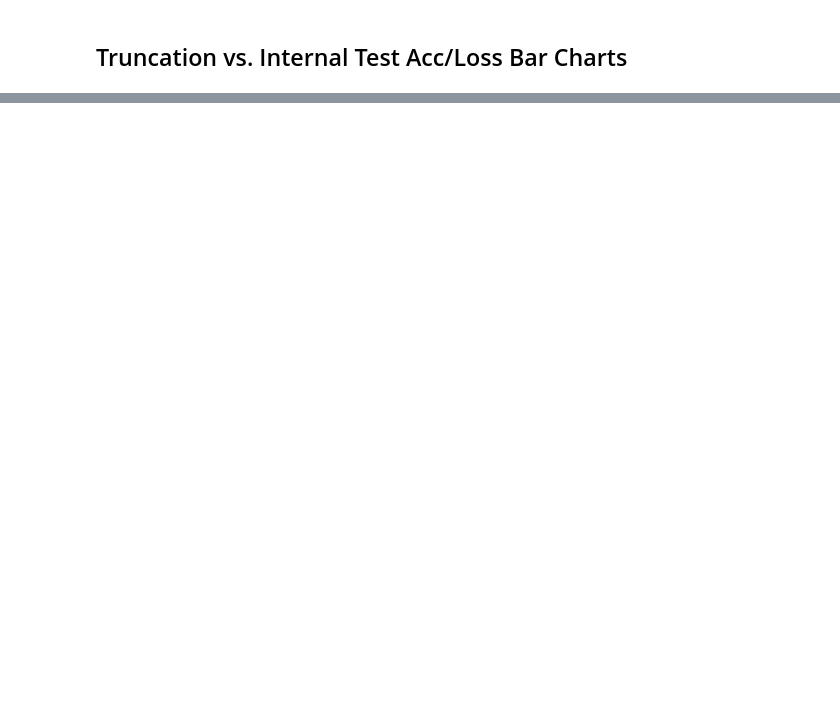
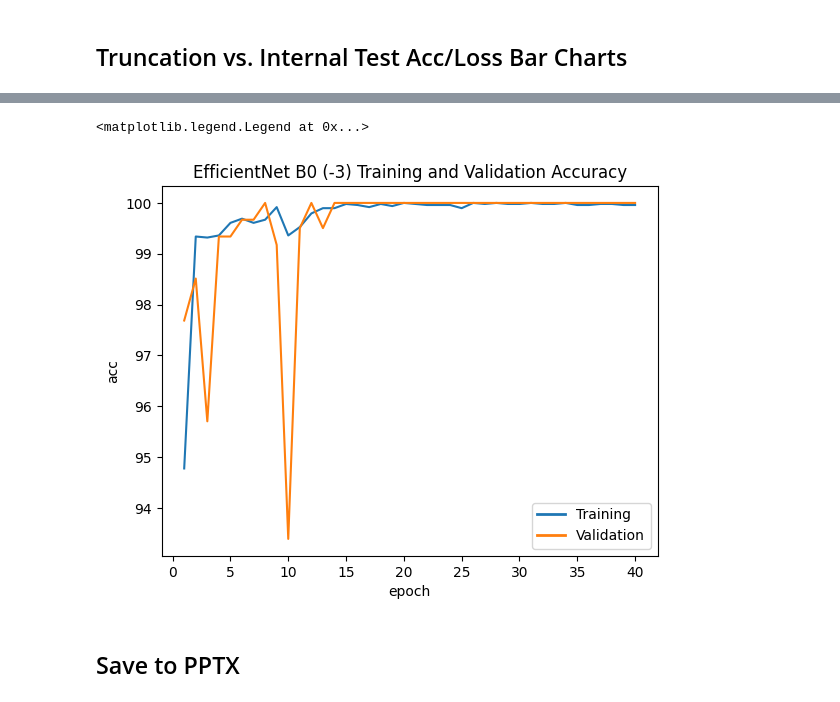
Before and after one commit to noahba65/cxr_thesis, a Jupyter notebook: results_figs.ipynb, the cells around one changed output, grey strips where cells are left out. Drawn from its saved outputs; the diff is of its cells as text; code cells hidden in the pictures; blank space fills up the shorter version.

```diff
--- a/results_figs.ipynb
+++ b/results_figs.ipynb
@@ -150,3 +168,29 @@ Text(0.5, 0, 'Truncted Blocks')
+# %%
+fig5, ax5 = plt.subplots()
+
+# Plot Training loss
+sns.lineplot(x='epoch', y='acc', data=best_model_training_logs)
+
+# Plot Validation loss
+sns.lineplot(x='epoch', y='val_acc', data=best_model_training_logs, color = '#ff7f0e')
+
+ax5.set_title("EfficientNet B0 (-3) Training and Validation Accuracy")
+
+# Define custom legend handles
+legend_handles = [
+    plt.Line2D([0], [0], color='#1f77b4', lw=2, label='Training'),
+    plt.Line2D([0], [0], color='#ff7f0e', lw=2, label='Validation')
+]
+
+# Add the legend to the plot
+ax5.legend(handles=legend_handles, title="")
+
+fig5.savefig("figs/epoch_acc.png", format='png')
+# %% [output]
+<matplotlib.legend.Legend at 0x...>
+[figure, added]
+# %% [markdown]
+## Save to PPTX
 # %%
 
 
```
Also changed, not shown: parts of 16 cells of this notebook, 9 other files.
